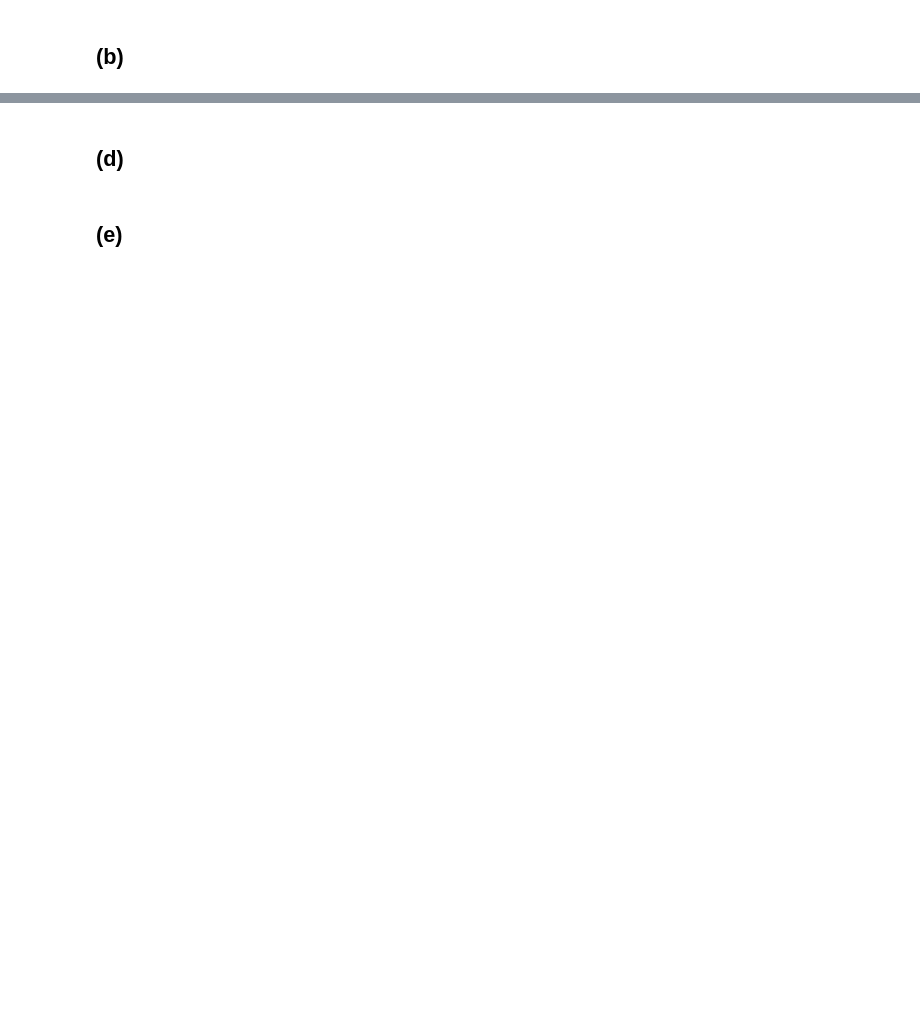
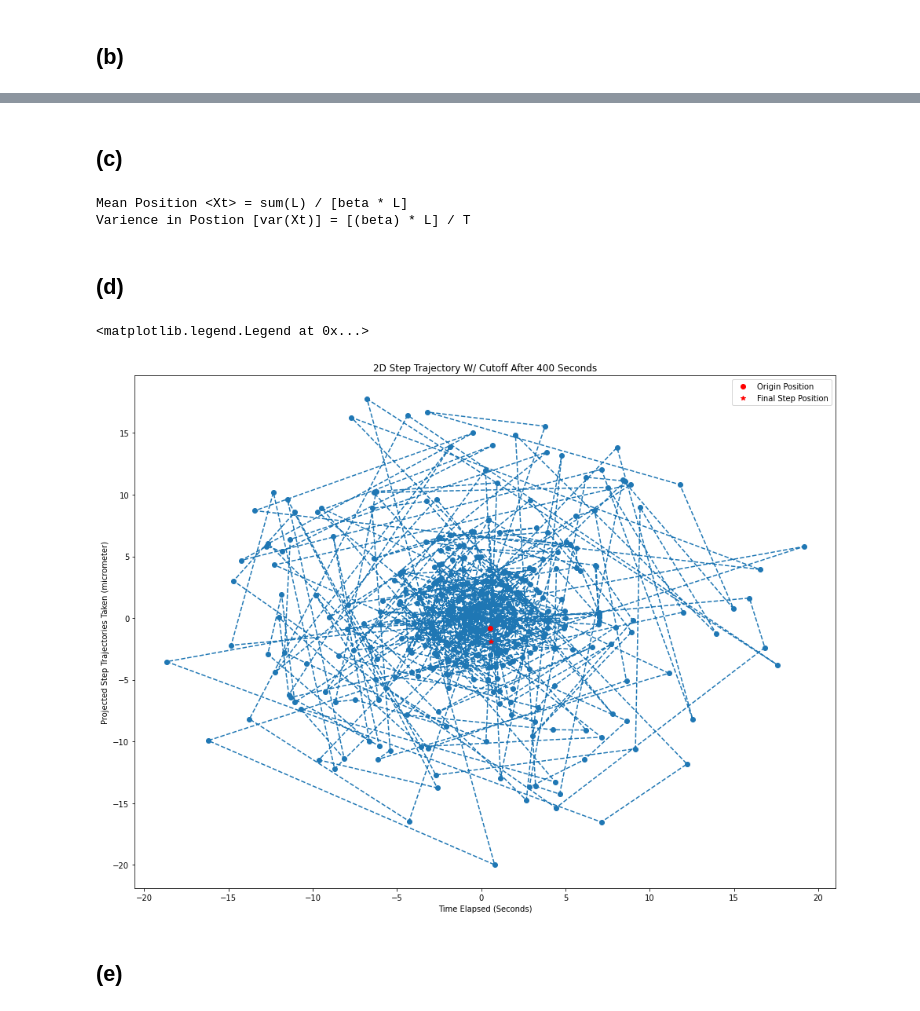
Before and after one commit to NicoBaldovino22/biophysics, a Jupyter notebook: week-07/problem-10.3.ipynb, the cells around one changed output, grey strips where cells are left out. Saved outputs shown, nothing was run; the diff lists cells and outputs as text; code cells hidden in the pictures; blank space fills up the shorter version.

```diff
--- a/week-07/problem-10.3.ipynb
+++ b/week-07/problem-10.3.ipynb
@@ -25,4 +135,54 @@ T = 400 # Seconds
+# %% [markdown]
+## (c)
+# %%
+print("Mean Position <Xt> = sum(L) / [beta * L]")
+print("Varience in Postion [var(Xt)] = [(beta) * L] / T")
+# %% [output]
+Mean Position <Xt> = sum(L) / [beta * L]
+Varience in Postion [var(Xt)] = [(beta) * L] / T
 # %% [markdown]
 ## (d)
+# %%
+
+beta = 1
+N = 400 # Random number of steps taken
+
+x = rand(N) # Randomly generated number between a default range of 0 and 1
+y = -np.log(x) # Exponential Distribution using the randomly generated number array in x1
+t = y/beta
+
+# total elapsed time
+time1 = t1.cumsum()
+#print(time)
+
+# probability of a step to the right
+xi = 0.5 # Equally as likely to take a step to the right as it is to take a step to the left
+
+# Generating N random steps from -1 to 1 and cummulative summing them so we can plot the trajectories
+steps = 2*(rand(N) < xi) - 1
+trajectory = steps.cumsum()
+#print(location)
+
+# Creating 400 random steps based off angle position for a 2D representation
+y_rand = np.random.uniform(0,2,N)
+angle = np.pi * y_rand
+Y = trajectory * np.sin(angle)
+X = trajectory * np.cos(angle)
+
+# Total Time Duration of Tracking Step Trajectories
+time_cutoff = 400
+
+# Plotting the Step Trajectories vs. time (seconds) w/ cutoff at 400 seconds
+plt.figure('2D Step Trajectory', figsize=(16,12));
+plt.plot(X[X<time_cutoff], Y[Y<time_cutoff], '--o');
+plt.plot(X[0],Y[0],'ro',label='Origin Position');
+plt.plot(X[-1],Y[-1],'r*',label='Final Step Position');
+plt.title("2D Step Trajectory W/ Cutoff After 400 Seconds");
+plt.xlabel('Time Elapsed (Seconds)');
+plt.ylabel('Projected Step Trajectories Taken (micrometer)');
+plt.legend()
+# %% [output]
+<matplotlib.legend.Legend at 0x...>
+[figure, added]
 # %% [markdown]
 ## (e)
```
Also changed, not shown: parts of 4 cells of this notebook, 3 other files.
